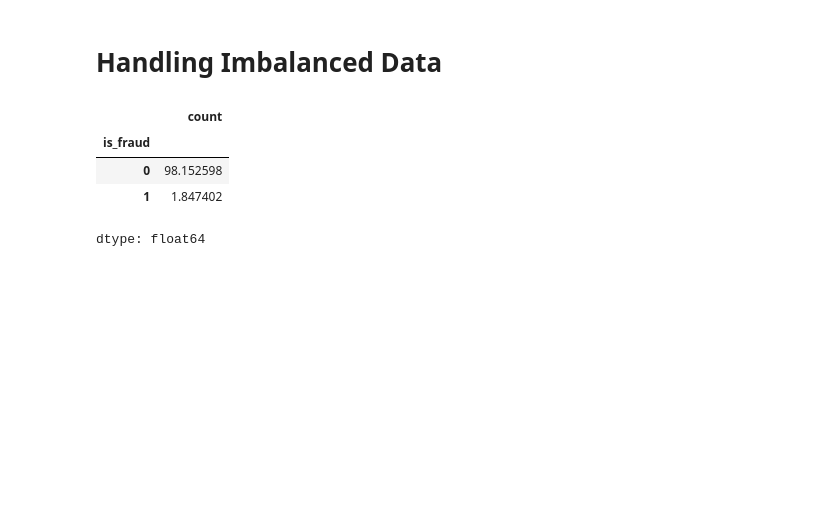
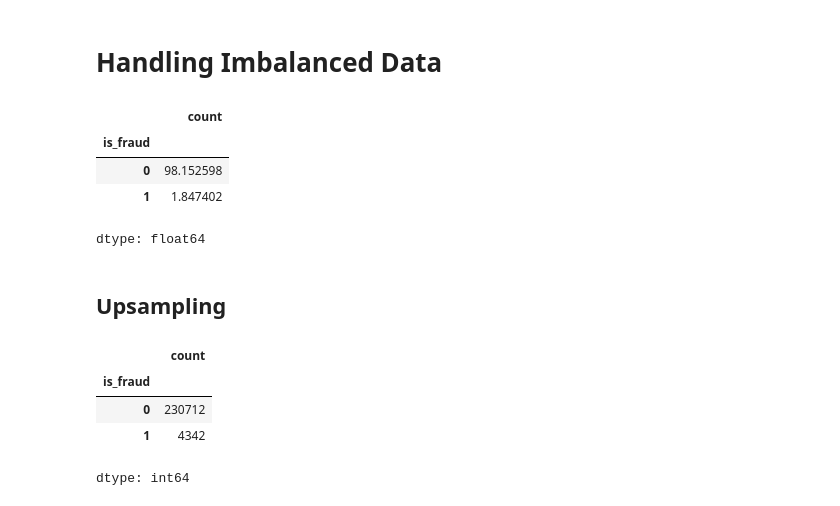
Before and after one commit to MDRobiulhassan/Mental-Health, a Jupyter notebook: Ecommerece Fraud.ipynb, the cells around one changed output. Saved outputs shown, nothing was run; the diff lists cells and outputs as text; code cells hidden in the pictures; blank space fills up the shorter version.

```diff
--- a/Ecommerece Fraud.ipynb
+++ b/Ecommerece Fraud.ipynb
@@ -570,3 +571,5 @@ df['is_fraud'].value_counts()/df.shape[0] * 100
 | 0 | 98.152598 |
 | 1 | 1.847402 |
 dtype: float64
+# %% [markdown]
+## Upsampling
@@ -572,0 +590,8 @@ dtype: float64
+# %%
+y_train.value_counts()
+# %% [output]
+|  | count |
+| is_fraud |  |
+| 0 | 230712 |
+| 1 | 4342 |
+dtype: int64
```
Also changed, not shown: parts of 4 cells of this notebook.
